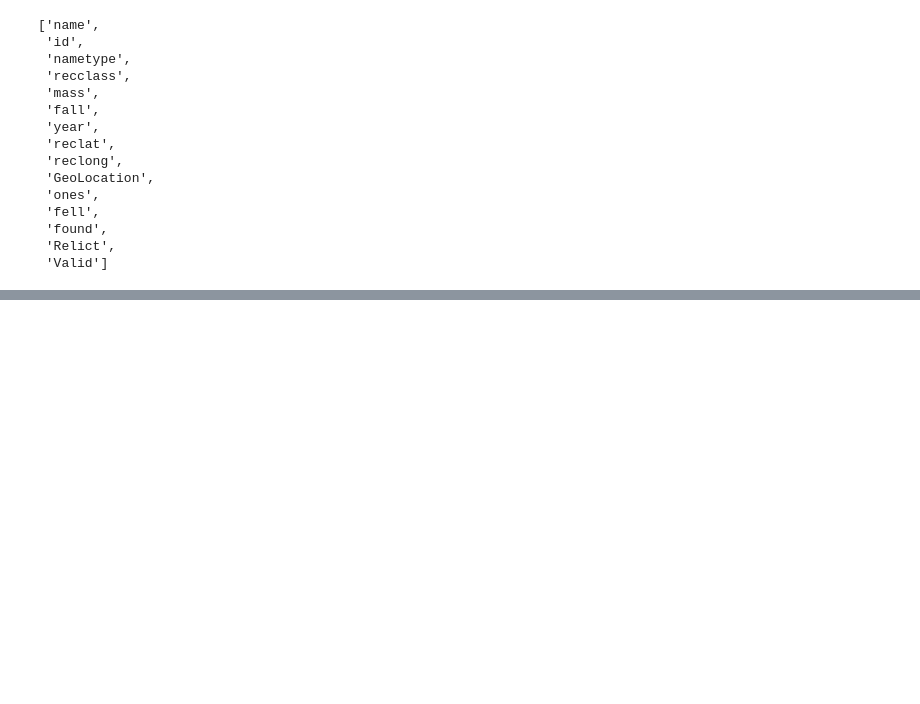
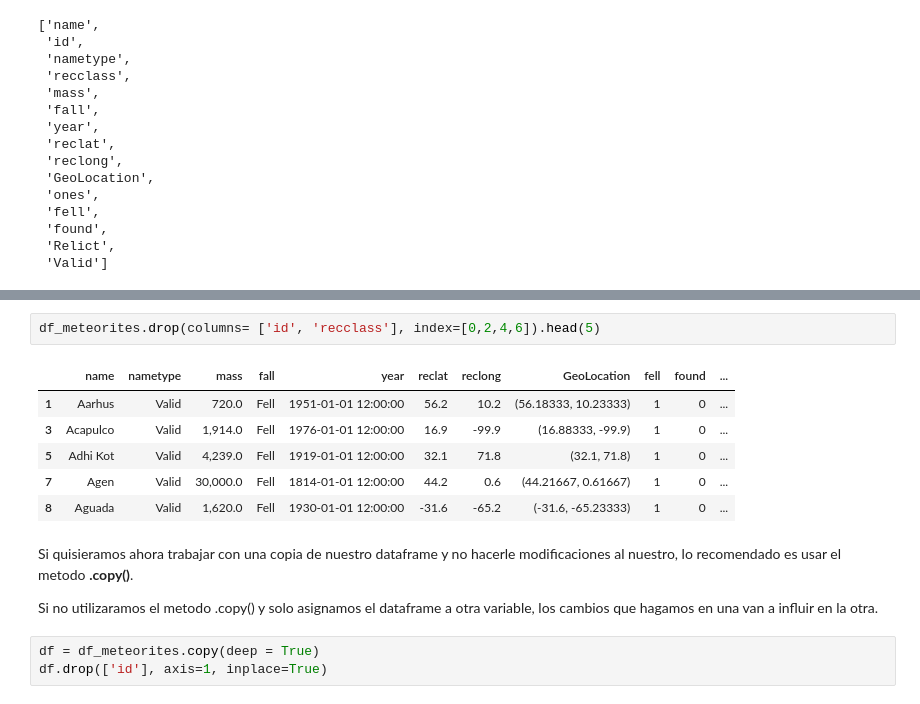
Before and after one commit to francomanca93/analisis-de-datos, a Jupyter notebook: 2-Funcionalidades-basicas-de-pandas/7_Tipos_de_datos.ipynb, the cells around one changed output, grey strips where cells are left out. Saved outputs shown, nothing was run; the diff lists cells and outputs as text; blank space fills up the shorter version.

```diff
--- a/2-Funcionalidades-basicas-de-pandas/7_Tipos_de_datos.ipynb
+++ b/2-Funcionalidades-basicas-de-pandas/7_Tipos_de_datos.ipynb
@@ -482,0 +534,16 @@ list(df_meteorites)
+# %%
+df_meteorites.drop(columns= ['id', 'recclass'], index=[0,2,4,6]).head(5)
+# %% [output]
+|  | name | nametype | mass | fall | year | reclat | reclong | GeoLocation | fell | found | ... |
+| 1 | Aarhus | Valid | 720.0 | Fell | 1951-01-01 12:00:00 | 56.2 | 10.2 | (56.18333, 10.23333) | 1 | 0 | ... |
+| 3 | Acapulco | Valid | 1,914.0 | Fell | 1976-01-01 12:00:00 | 16.9 | -99.9 | (16.88333, -99.9) | 1 | 0 | ... |
+| 5 | Adhi Kot | Valid | 4,239.0 | Fell | 1919-01-01 12:00:00 | 32.1 | 71.8 | (32.1, 71.8) | 1 | 0 | ... |
+| 7 | Agen | Valid | 30,000.0 | Fell | 1814-01-01 12:00:00 | 44.2 | 0.6 | (44.21667, 0.61667) | 1 | 0 | ... |
+| 8 | Aguada | Valid | 1,620.0 | Fell | 1930-01-01 12:00:00 | -31.6 | -65.2 | (-31.6, -65.23333) | 1 | 0 | ... |
+# %% [markdown]
+Si quisieramos ahora trabajar con una copia de nuestro dataframe y no hacerle modificaciones al nuestro, lo recomendado es usar el metodo **.copy()**.
+
+Si no utilizaramos el metodo .copy() y solo asignamos el dataframe a otra variable, los cambios que hagamos en una van a influir en la otra.
+# %%
+df = df_meteorites.copy(deep = True)
+df.drop(['id'], axis=1, inplace=True)
```
Also changed, not shown: parts of 10 cells of this notebook.
